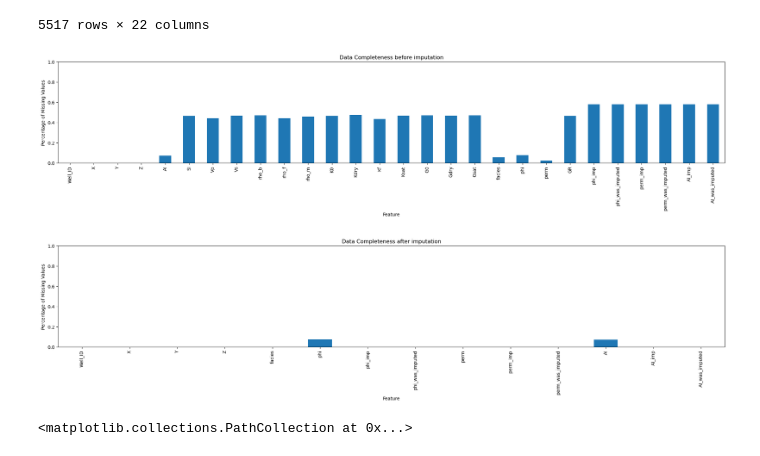
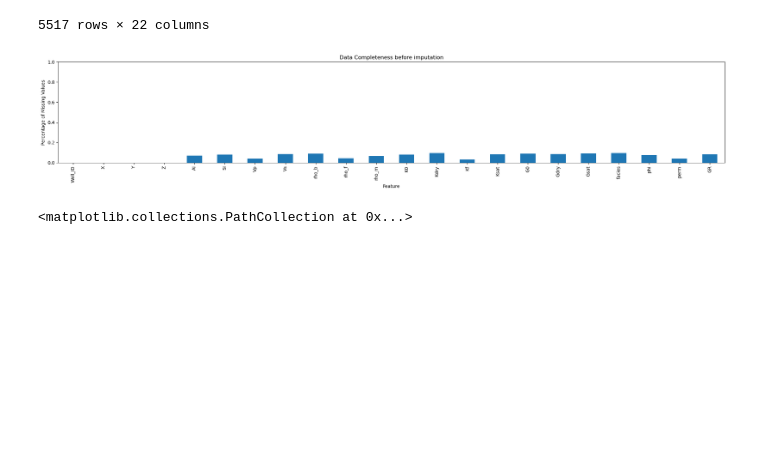
Before and after one commit to acmontesh/Energ-AI-z, a Jupyter notebook: Testing_Features_Models.ipynb, the cells around one changed output. Cells and saved outputs as stored; diff of their text form; code cells hidden in the pictures; blank space fills up the shorter version.

```diff
--- a/Testing_Features_Models.ipynb
+++ b/Testing_Features_Models.ipynb
@@ -113,10 +113,10 @@ ax.legend( handles=[handles[1],handles[-1]], labels=[labels[1],labels[-1]], titl
 # Defining features to work with
 dflogs = pd.read_csv("logs.csv")
 
-dflogs_imp = pd.read_csv("well_log_production_imputed_subset.csv")
+#dflogs_imp = pd.read_csv("well_log_production_imputed_subset.csv")
 
 # Concat dflogs with dflogs_imp to fill missing values
-dflogs = pd.concat( [dflogs,dflogs_imp],axis=0 )
+#dflogs = pd.concat( [dflogs,dflogs_imp],axis=0 )
 
 # Creating empty columns to fill with features calculated from well logs
 historic_production_data["gamma_var"] = 0
@@ -151,7 +151,6 @@ def calculate_well_density( xvals,yvals,allx,ally,allIDs,quantile ):
     return np.min( dists )
 
 for id in np.unique(dflogs["Well_ID"]):
-    historic_production_data["mean_por"] = 0
     historic_production_data.loc[historic_production_data["Well_ID"]==id,"X"] = np.unique( dflogs[dflogs["Well_ID"]==id]["X"] )[0]
     historic_production_data.loc[historic_production_data["Well_ID"]==id,"Y"] = np.unique( dflogs[dflogs["Well_ID"]==id]["Y"] )[0]
     historic_production_data.loc[historic_production_data["Well_ID"]==id,"gamma_var"] = np.std( dflogs[dflogs["Well_ID"]==id]["GR"] )
@@ -197,20 +196,20 @@ historic_production_data
 # %%
 # Let's take a look to the data before and after imputing missing values
 # Plotting data completeness before and after imputation
 plt.subplot(311)
 (dflogs.isnull().sum()/len(dflogs)).plot(kind = 'bar')          # calculate DataFrame with percentage missing by feature
 plt.xlabel('Feature'); plt.ylabel('Percentage of Missing Values'); plt.title('Data Completeness before imputation'); plt.ylim([0.0,1.0])
 plt.subplots_adjust(left=0.0, bottom=0.0, right=3.2, top=2.2, wspace=0.2, hspace=0.2) # plot formatting
 plt.show()
 
-plt.subplot(311)
-(dflogs_imp.isnull().sum()/len(dflogs_imp)).plot(kind = 'bar')          # calculate DataFrame with percentage missing by feature
-plt.xlabel('Feature'); plt.ylabel('Percentage of Missing Values'); plt.title('Data Completeness after imputation'); plt.ylim([0.0,1.0])
-plt.subplots_adjust(left=0.0, bottom=0.0, right=3.2, top=2.2, wspace=0.2, hspace=0.2) # plot formatting
-plt.show()
+# For imputationed data
+# plt.subplot(311)
+# (dflogs_imp.isnull().sum()/len(dflogs_imp)).plot(kind = 'bar')          # calculate DataFrame with percentage missing by feature
+# plt.xlabel('Feature'); plt.ylabel('Percentage of Missing Values'); plt.title('Data Completeness after imputation'); plt.ylim([0.0,1.0])
+# plt.subplots_adjust(left=0.0, bottom=0.0, right=3.2, top=2.2, wspace=0.2, hspace=0.2) # plot formatting
+# plt.show()
 # %% [output]
-[figure, old version]
+[figure, new version]
-[figure, removed]
 # %%
 # Exploring the relationship between porosity and permeability
 plt.scatter( np.log( dflogs["phi"] ),np.log(dflogs["perm"]) )
```
Also changed, not shown: parts of 29 cells of this notebook.
